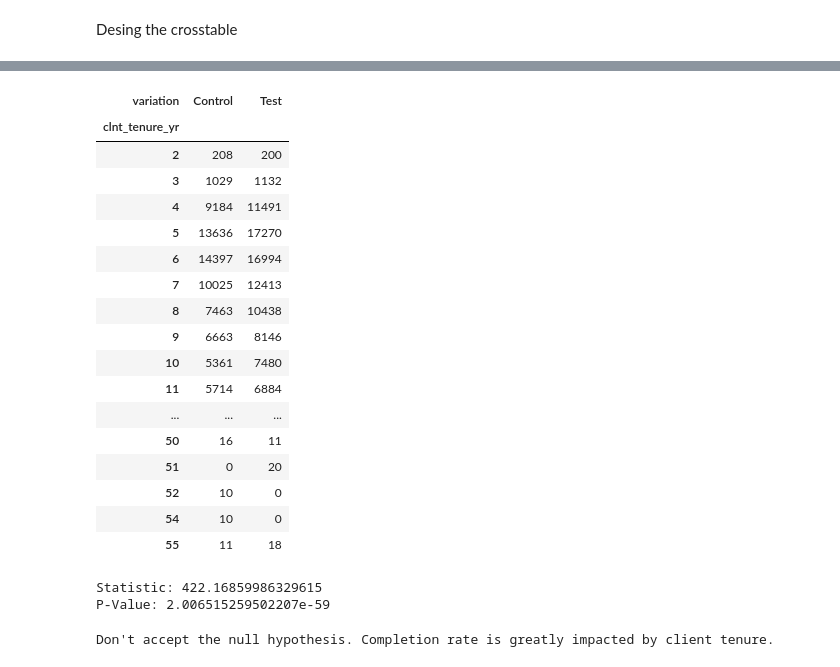
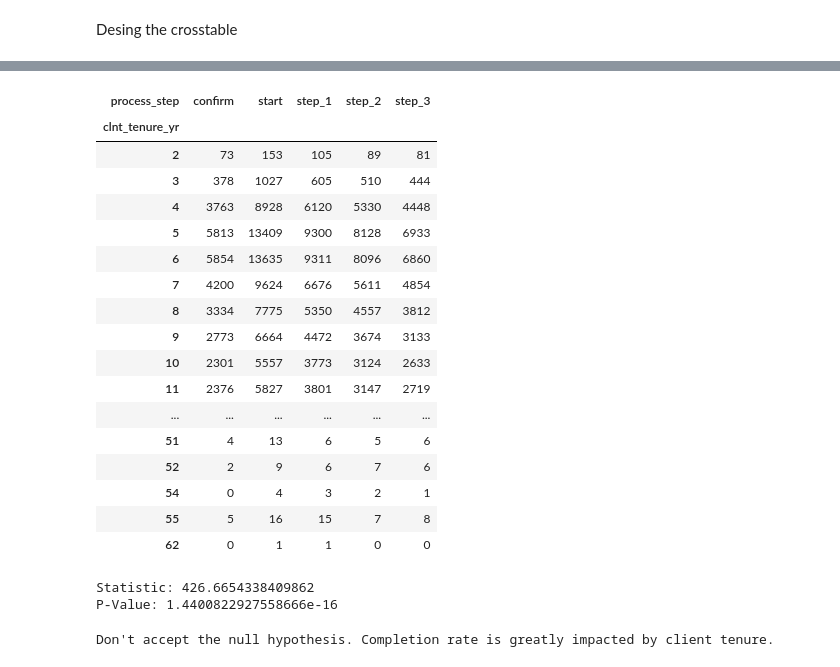
Before and after one commit to allera484/vanguard-ab-test, a Jupyter notebook: notebook/client_tenure_hypothesis.ipynb, the cells around one changed output, grey strips where cells are left out. Saved outputs shown, nothing was run; the diff lists cells and outputs as text; code cells hidden in the pictures.

```diff
--- a/notebook/client_tenure_hypothesis.ipynb
+++ b/notebook/client_tenure_hypothesis.ipynb
@@ -195,7 +195,7 @@ Get the data from MySQL
 # %%
 with engine.connect() as connection:
     # Query to extract relevant columns from df_final_demo
-    txt = '''SELECT *
+    txt = '''SELECT client_id, clnt_tenure_yr, clnt_tenure_mnth, balance
             FROM df_final_demo;'''
     query = text(txt)
     result = connection.execute(query)
@@ -219,7 +219,7 @@ data_demo
 # %%
 with engine.connect() as connection:
     # Query to extract relevant columns from df_final_demo
-    txt = '''SELECT *
+    txt = '''SELECT client_id, process_step
             FROM df_final_web_data;'''
     query = text(txt)
     result = connection.execute(query)
@@ -355,26 +355,26 @@ completed_data.describe()
 # %%
 # Create a contingency table for chi-squared test
-contingency_table = pd.crosstab(completed_data['clnt_tenure_yr'], completed_data['variation'])
+contingency_table = pd.crosstab(completed_data['clnt_tenure_yr'], completed_data['process_step'])
 contingency_table
 # %% [output]
-| variation | Control | Test |
-| clnt_tenure_yr |  |  |
-| 2 | 208 | 200 |
-| 3 | 1029 | 1132 |
-| 4 | 9184 | 11491 |
-| 5 | 13636 | 17270 |
-| 6 | 14397 | 16994 |
-| 7 | 10025 | 12413 |
-| 8 | 7463 | 10438 |
-| 9 | 6663 | 8146 |
-| 10 | 5361 | 7480 |
-| 11 | 5714 | 6884 |
-| ... | ... | ... |
-| 50 | 16 | 11 |
-| 51 | 0 | 20 |
-| 52 | 10 | 0 |
-| 54 | 10 | 0 |
-| 55 | 11 | 18 |
+| process_step | confirm | start | step_1 | step_2 | step_3 |
+| clnt_tenure_yr |  |  |  |  |  |
+| 2 | 73 | 153 | 105 | 89 | 81 |
+| 3 | 378 | 1027 | 605 | 510 | 444 |
+| 4 | 3763 | 8928 | 6120 | 5330 | 4448 |
+| 5 | 5813 | 13409 | 9300 | 8128 | 6933 |
+| 6 | 5854 | 13635 | 9311 | 8096 | 6860 |
+| 7 | 4200 | 9624 | 6676 | 5611 | 4854 |
+| 8 | 3334 | 7775 | 5350 | 4557 | 3812 |
+| 9 | 2773 | 6664 | 4472 | 3674 | 3133 |
+| 10 | 2301 | 5557 | 3773 | 3124 | 2633 |
+| 11 | 2376 | 5827 | 3801 | 3147 | 2719 |
+| ... | ... | ... | ... | ... | ... |
+| 51 | 4 | 13 | 6 | 5 | 6 |
+| 52 | 2 | 9 | 6 | 7 | 6 |
+| 54 | 0 | 4 | 3 | 2 | 1 |
+| 55 | 5 | 16 | 15 | 7 | 8 |
+| 62 | 0 | 1 | 1 | 0 | 0 |
 # %%
 # Perform chi-squared test
 chi2_stat, p_value, _, _ = chi2_contingency(contingency_table)
@@ -382,8 +382,8 @@ chi2_stat, p_value, _, _ = chi2_contingency(contingency_table)
 print(f'Statistic: {chi2_stat}')
 print(f'P-Value: {p_value}')
 # %% [output]
-Statistic: 422.16859986329615
-P-Value: 2.006515259502207e-59
+Statistic: 426.6654338409862
+P-Value: 1.4400822927558666e-16
 # %%
 # Analyze the p-value to make a decision about the null hypothesis
 if p_value < 0.05:
```
Also changed, not shown: parts of 6 cells of this notebook.
